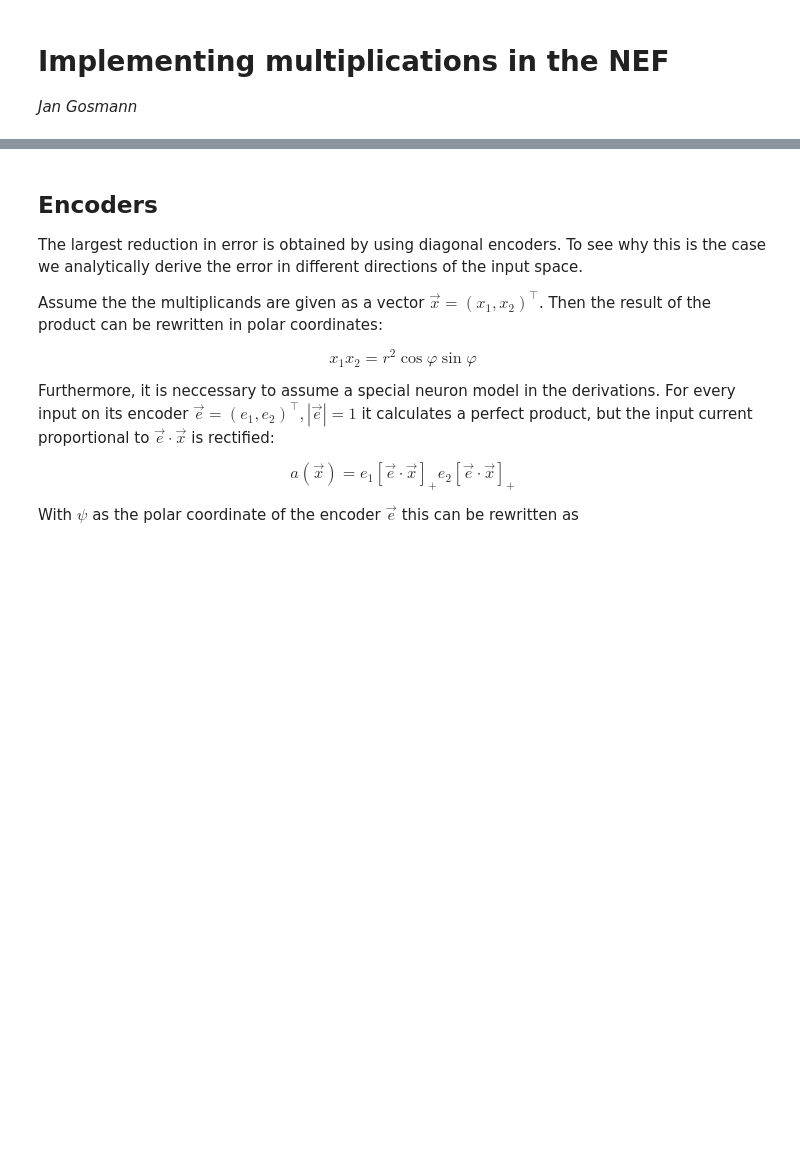
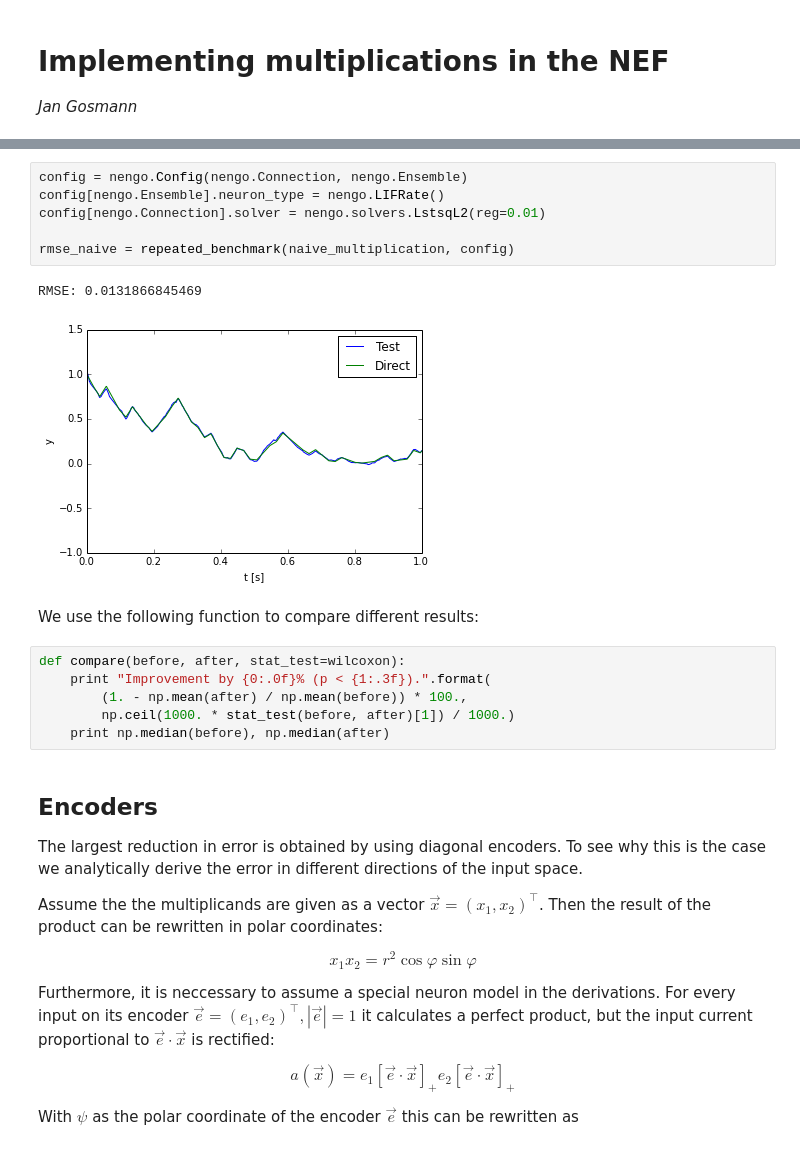
Before and after one commit to ctn-archive/technical-reports, a Jupyter notebook: Implementing-multiplications-in-the-NEF.ipynb, the cells around one changed output, grey strips where cells are left out. Drawn from its saved outputs; the diff is of its cells as text; blank space fills up the shorter version.

```diff
--- a/Implementing-multiplications-in-the-NEF.ipynb
+++ b/Implementing-multiplications-in-the-NEF.ipynb
@@ -104,3 +171,20 @@ RMSE: 0.138366727037
+# %%
+config = nengo.Config(nengo.Connection, nengo.Ensemble)
+config[nengo.Ensemble].neuron_type = nengo.LIFRate()
+config[nengo.Connection].solver = nengo.solvers.LstsqL2(reg=0.01)
+
+rmse_naive = repeated_benchmark(naive_multiplication, config)
+# %% [output]
+RMSE: 0.0131866845469
+[figure, added]
+# %% [markdown]
+We use the following function to compare different results:
+# %%
+def compare(before, after, stat_test=wilcoxon):
+    print "Improvement by {0:.0f}% (p < {1:.3f}).".format(
+        (1. - np.mean(after) / np.mean(before)) * 100.,
+        np.ceil(1000. * stat_test(before, after)[1]) / 1000.)
+    print np.median(before), np.median(after)
 # %% [markdown]
 ## Encoders
 
```
Also changed, not shown: parts of 110 cells of this notebook.
